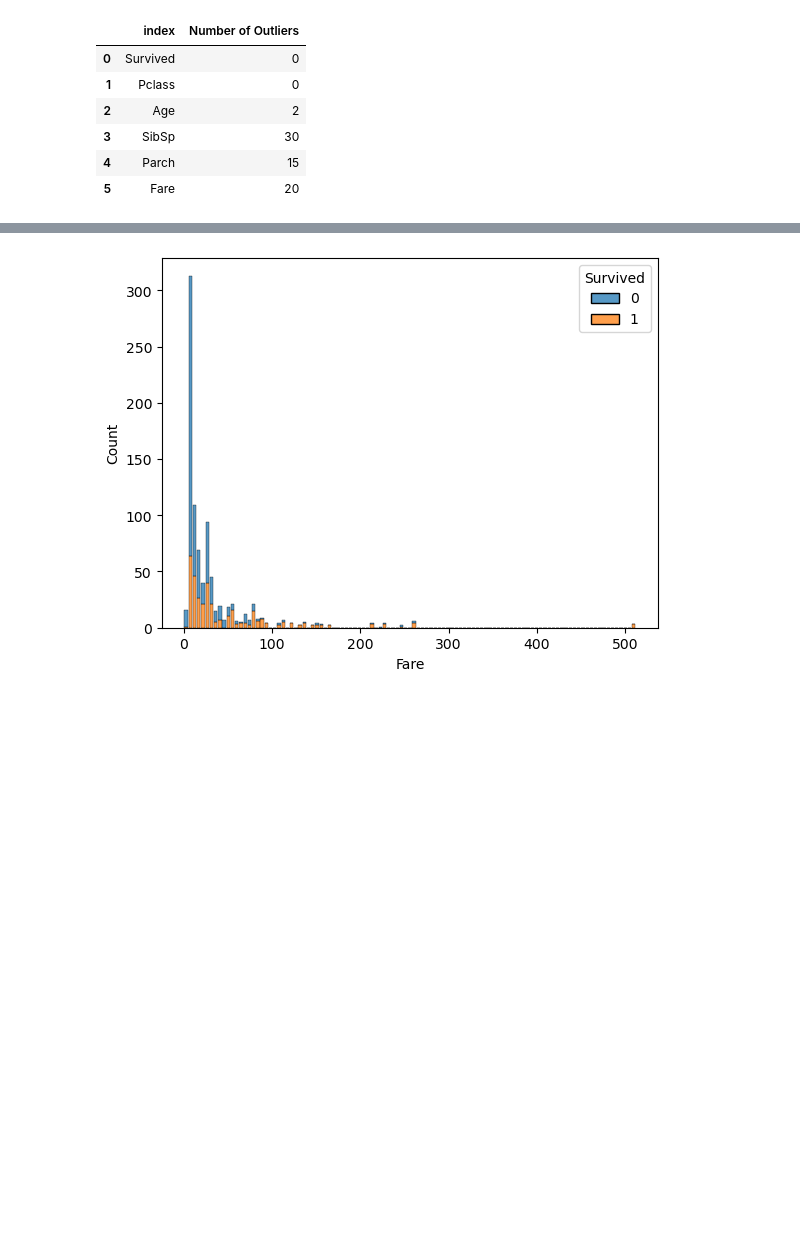
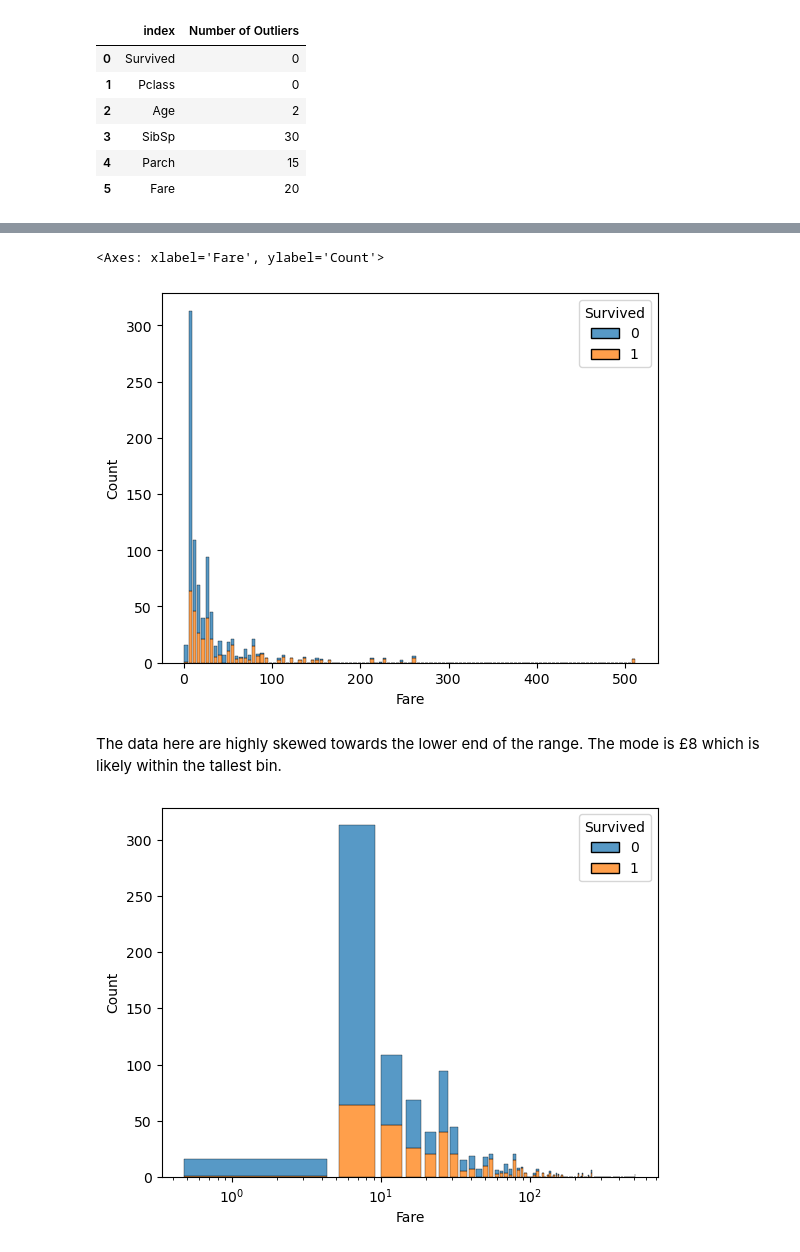
Before and after one commit to ADPriceless/TDA_Assignment_Titanic, a Jupyter notebook: exploration.ipynb, the cells around one changed output, grey strips where cells are left out. Drawn from its saved outputs; the diff is of its cells as text; code cells hidden in the pictures; blank space fills up the shorter version.

Commit message:
plot categorical data and correlation matrix, add analysis, refactor some code into graph module

```diff
--- a/exploration.ipynb
+++ b/exploration.ipynb
@@ -79,5 +71,6 @@ plot_histogram_by_class(df_titanic, 'Age', 'Survived')
 [figure]
 # %%
-plot_histogram_by_class(df_titanic, 'Fare', 'Survived')
+graph.plot_histogram_by_category(df_titanic, 'Fare', 'Survived')
 # %% [output]
+<Axes: xlabel='Fare', ylabel='Count'>
 [figure]
@@ -93,0 +77,8 @@ def plot_bar_by_class(df: pd.DataFrame, col: str, class_col: str, title: str) ->
+# %% [markdown]
+The data here are highly skewed towards the lower end of the range. The mode is £8 which is likely within the tallest bin.
+# %%
+graph.plot_histogram_by_category(
+    df_titanic, 'Fare', 'Survived'
+).set_xscale('log')
+# %% [output]
+[figure, added]
```
Also changed, not shown: parts of 20 cells of this notebook.
